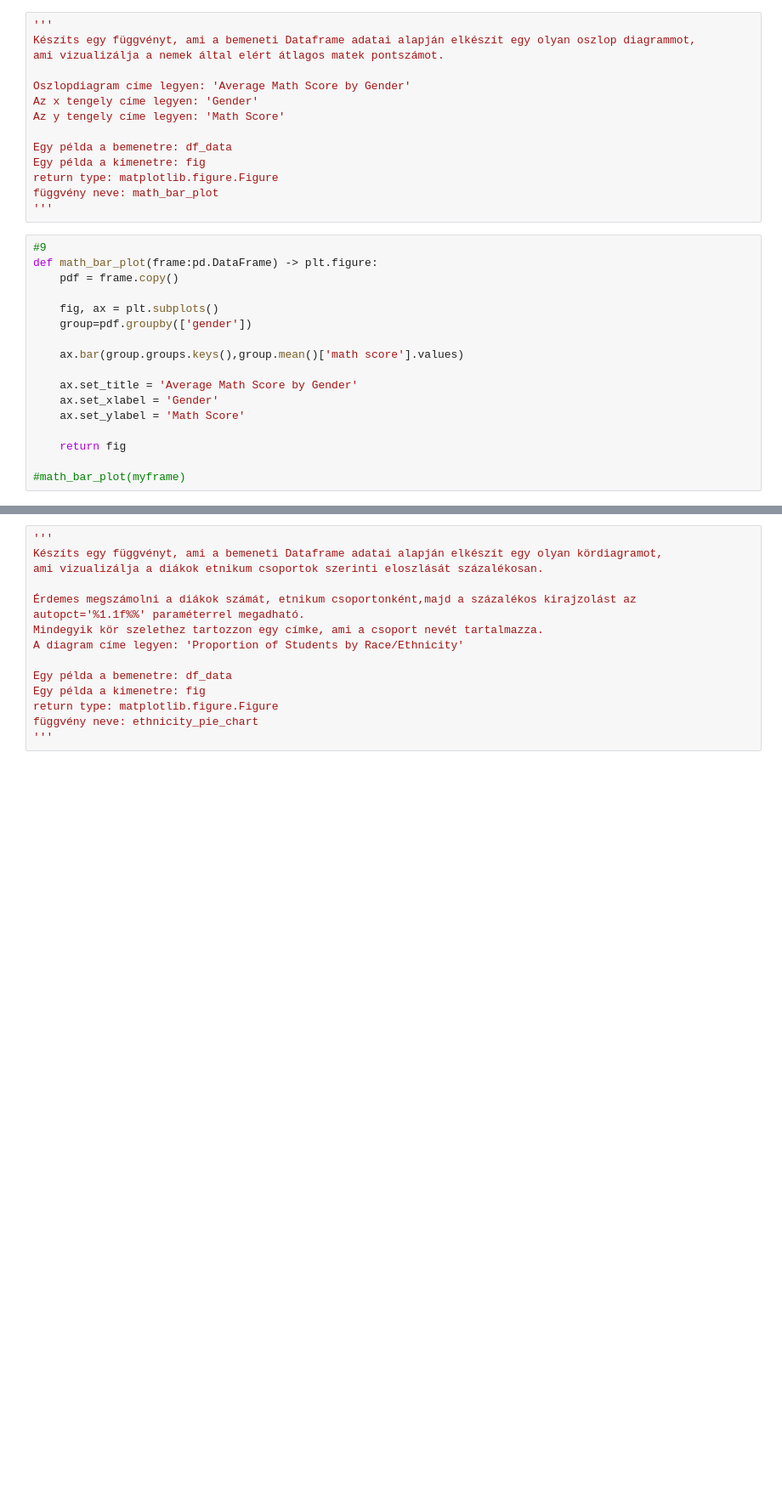
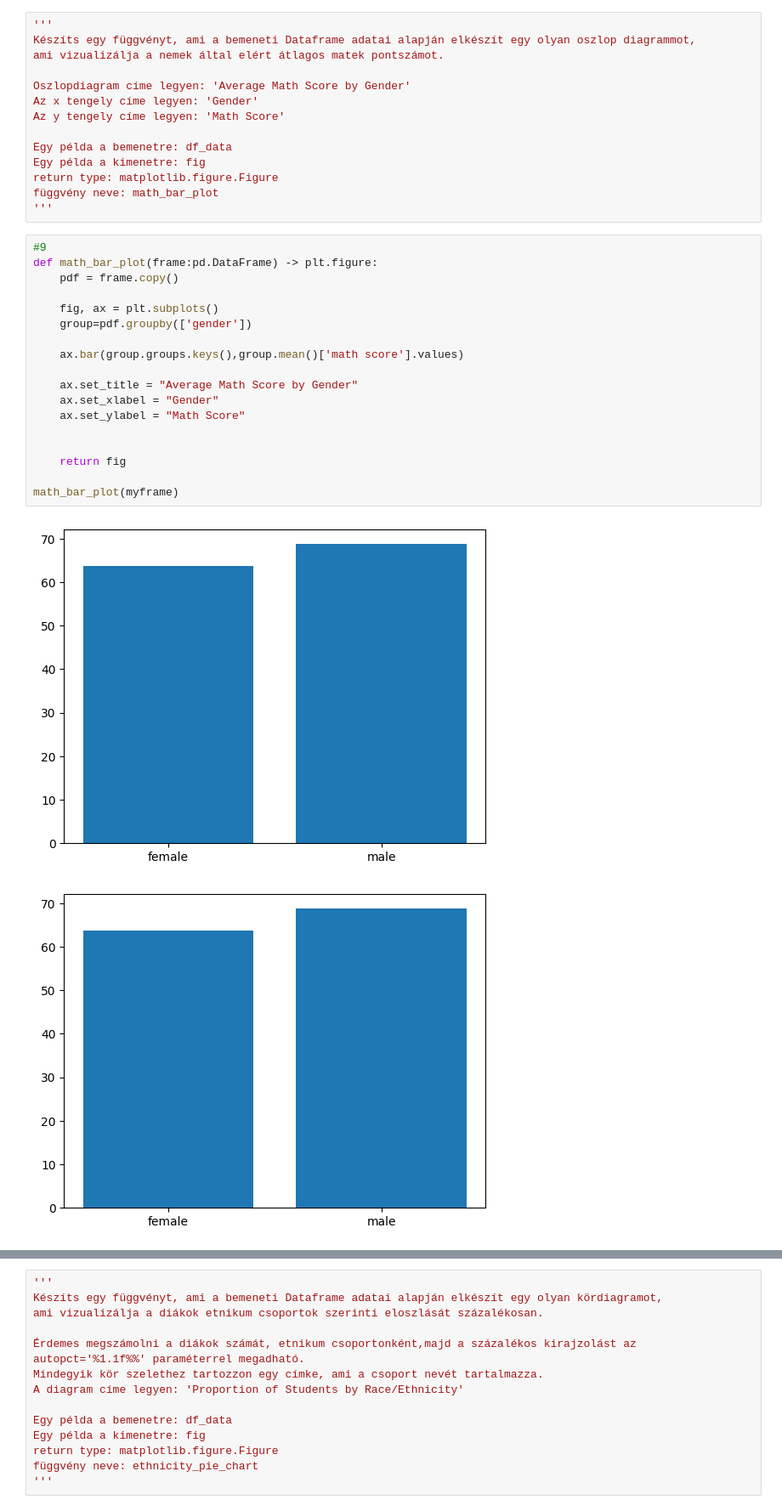
Before and after one commit to DezsiCsaba/BDIGNE_BEVADAT2022232, a Jupyter notebook: HAZI/HAZI04/HAZI04.ipynb, the cells around one changed output, grey strips where cells are left out. Shown: that part at 85% size. Drawn from its saved outputs; the diff is of its cells as text; blank space fills up the shorter version.

```diff
--- a/HAZI/HAZI04/HAZI04.ipynb
+++ b/HAZI/HAZI04/HAZI04.ipynb
@@ -198,20 +198,24 @@ függvény neve: math_bar_plot
 # %%
 #9
 def math_bar_plot(frame:pd.DataFrame) -> plt.figure:
     pdf = frame.copy()
 
     fig, ax = plt.subplots()
     group=pdf.groupby(['gender'])
 
     ax.bar(group.groups.keys(),group.mean()['math score'].values)
 
-    ax.set_title = 'Average Math Score by Gender'
-    ax.set_xlabel = 'Gender'
-    ax.set_ylabel = 'Math Score'
+    ax.set_title = "Average Math Score by Gender"
+    ax.set_xlabel = "Gender"
+    ax.set_ylabel = "Math Score"
+
 
     return fig
 
-#math_bar_plot(myframe)
+math_bar_plot(myframe)
+# %% [output]
+[figure, added]
+[figure, added]
 # %%
 '''
 Készíts egy függvényt, ami a bemeneti Dataframe adatai alapján elkészít egy olyan histogramot,
```
Also changed, not shown: parts of 3 cells of this notebook, 1 other file.
